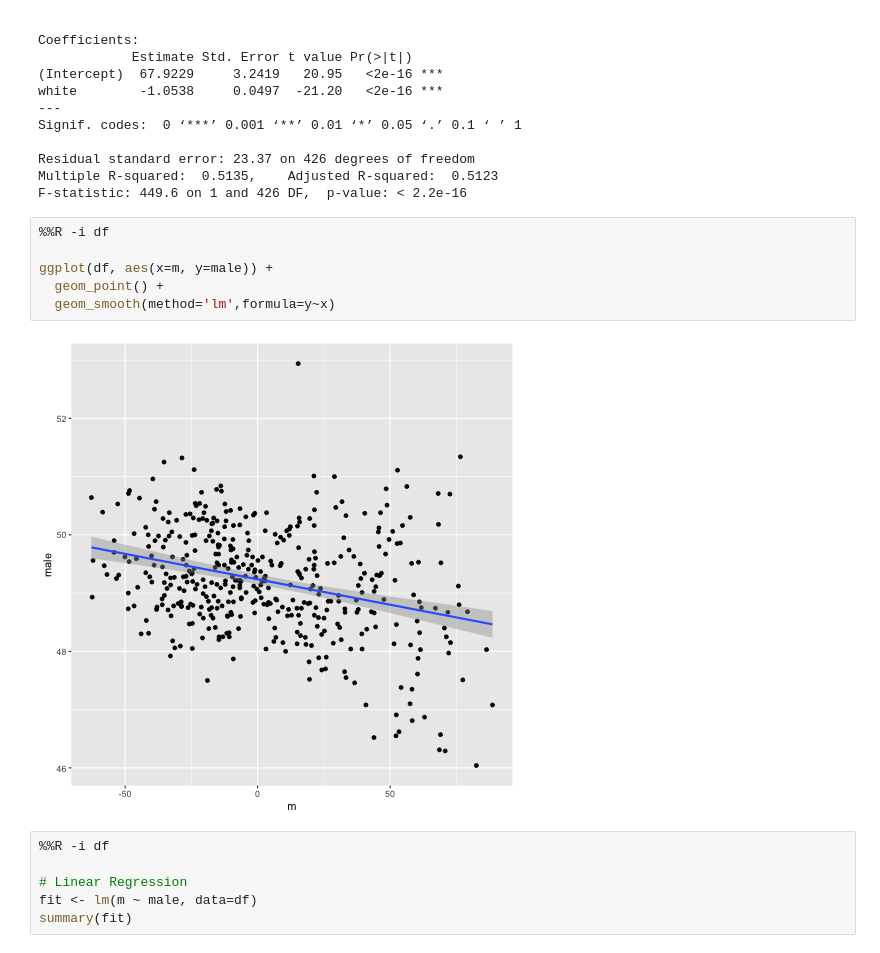
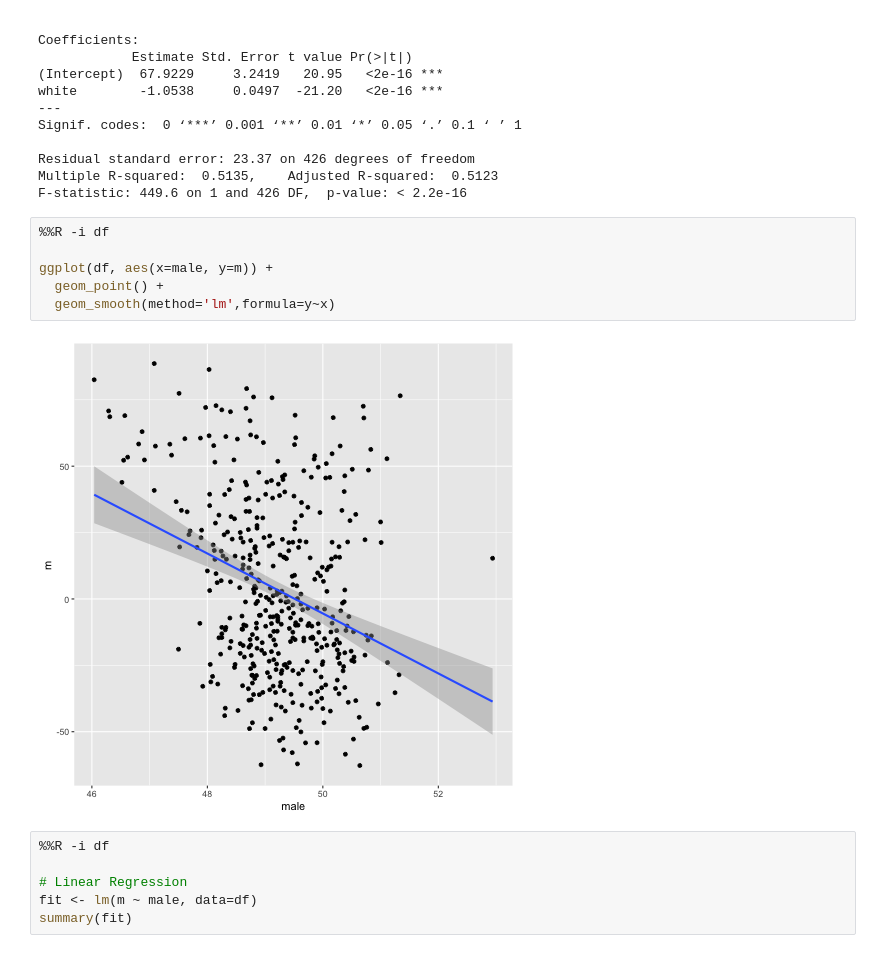
Before and after one commit to dmil/wrangler-polls, a Jupyter notebook: election-results.ipynb, the cells around one changed output. Cells and saved outputs as stored; diff of their text form.

```diff
--- a/election-results.ipynb
+++ b/election-results.ipynb
@@ -146,11 +146,11 @@ F-statistic: 449.6 on 1 and 426 DF,  p-value: < 2.2e-16
 # %%
 %%R -i df
 
-ggplot(df, aes(x=m, y=male)) +
+ggplot(df, aes(x=male, y=m)) +
   geom_point() +
   geom_smooth(method='lm',formula=y~x)
 # %% [output]
-[figure, old version]
+[figure, new version]
 # %%
 %%R -i df
 
```
Also changed, not shown: parts of 3 cells of this notebook.
